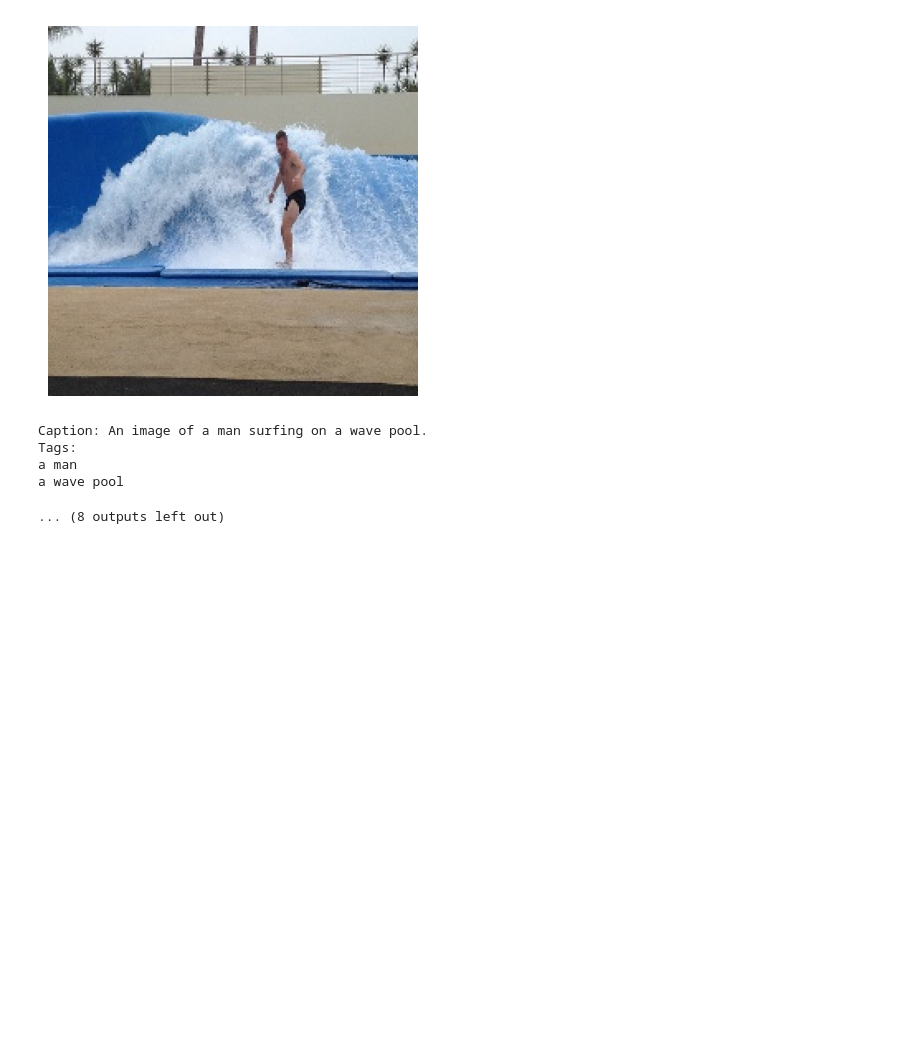
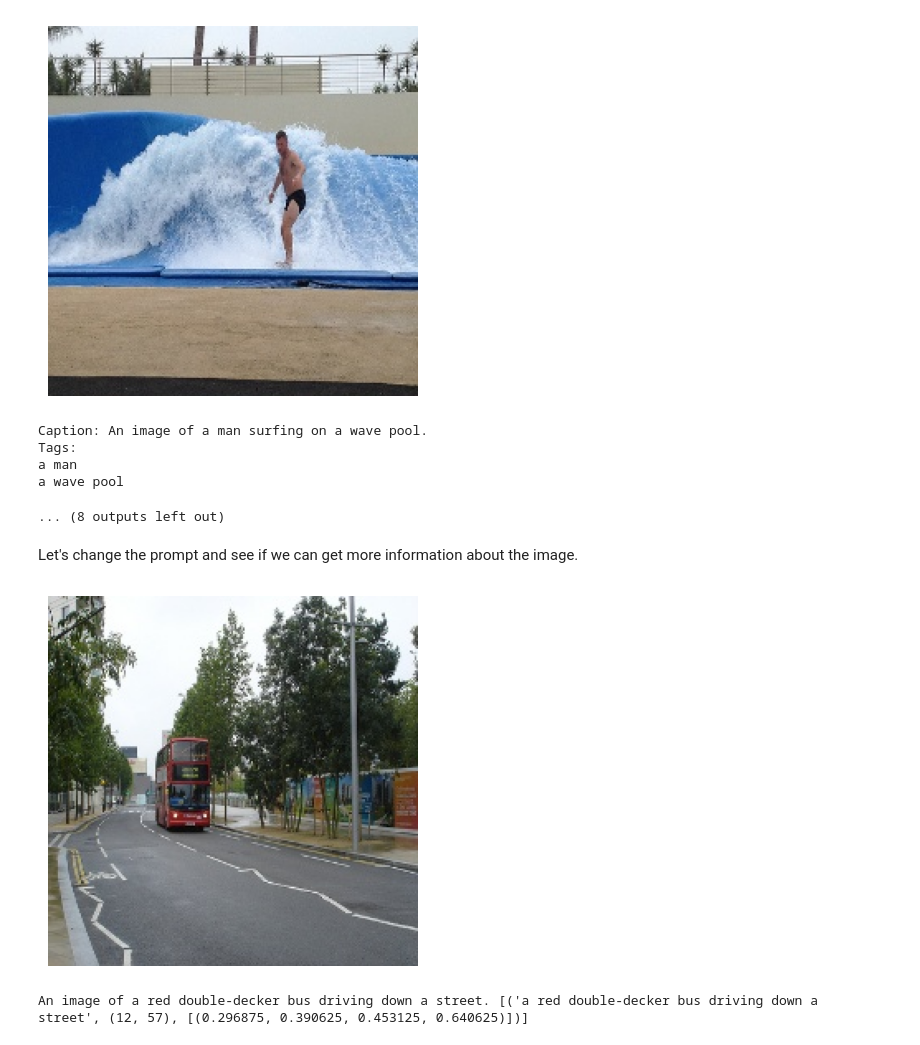
Before and after one commit to vishal-git/kosmos, a Jupyter notebook: notebooks/kosmos_image_entities.ipynb, the cells around one changed output. Saved outputs shown, nothing was run; the diff lists cells and outputs as text; code cells hidden in the pictures; blank space fills up the shorter version.

Commit message:
added diff prompt to describe image in detail

```diff
--- a/notebooks/kosmos_image_entities.ipynb
+++ b/notebooks/kosmos_image_entities.ipynb
@@ -74,3 +74,11 @@ Tags:
 a man
 a wave pool
 ... (8 outputs left out)
+# %% [markdown]
+Let's change the prompt and see if we can get more information about the image.
+# %%
+caption, entities = get_tags('../images/2400207.jpg', True)
+print(caption, entities)
+# %% [output]
+[figure, added]
+An image of a red double-decker bus driving down a street. [('a red double-decker bus driving down a street', (12, 57), [(0.296875, 0.390625, 0.453125, 0.640625)])]
```
Also changed, not shown: parts of 1 cell of this notebook.
